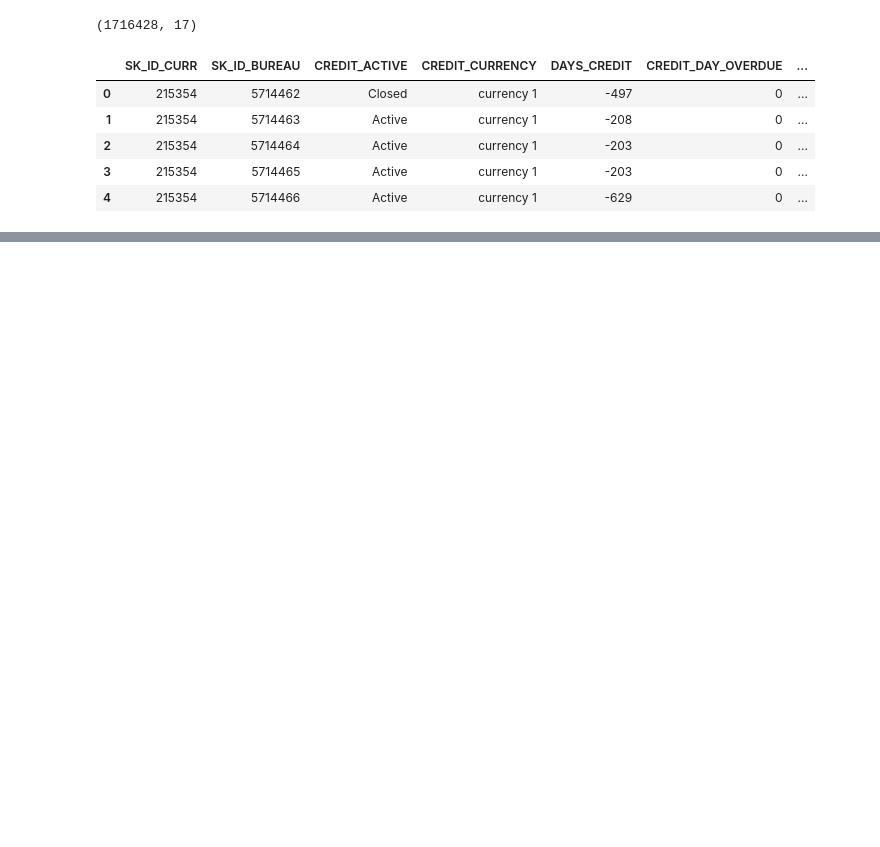
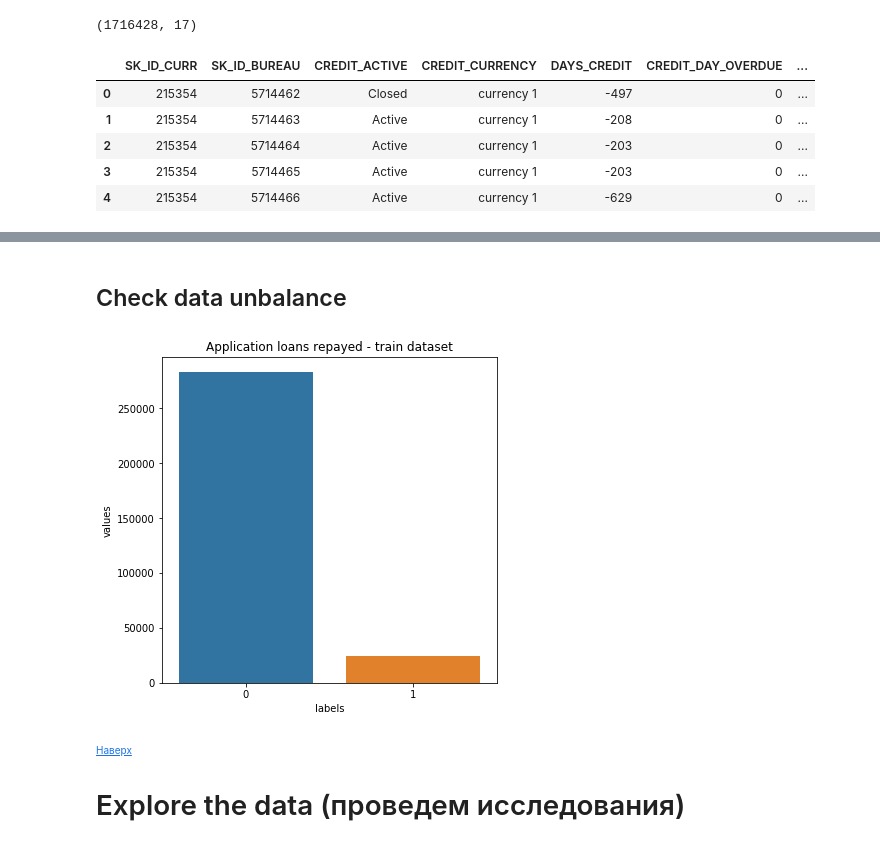
Before and after one commit to Stanislov/Kaggle_Home_Credit_Default_Risk, a Jupyter notebook: 01-EDA_exploratory_data_analysis.ipynb, the cells around one changed output, grey strips where cells are left out. Saved outputs shown, nothing was run; the diff lists cells and outputs as text; code cells hidden in the pictures; blank space fills up the shorter version.

```diff
--- a/01-EDA_exploratory_data_analysis.ipynb
+++ b/01-EDA_exploratory_data_analysis.ipynb
@@ -57,6 +69,6 @@ df.describe()
 | max | 4.562550e+05 | 6.843457e+06 | 0.000000e+00 | 2.792000e+03 | 3.119900e+04 | 0.000000e+00 | ... |
 # %%
 import os
-PATH="input/"
+PATH="../input/"
 print(os.listdir(PATH))
 # %% [output]
@@ -99,0 +108,9 @@ import xgboost as xgb
+# %%
+application_train = pd.read_csv(PATH+"/application_train.csv")
+application_test = pd.read_csv(PATH+"/application_test.csv")
+bureau = pd.read_csv(PATH+"/bureau.csv")
+bureau_balance = pd.read_csv(PATH+"/bureau_balance.csv")
+credit_card_balance = pd.read_csv(PATH+"/credit_card_balance.csv")
+installments_payments = pd.read_csv(PATH+"/installments_payments.csv")
+previous_application = pd.read_csv(PATH+"/previous_application.csv")
+POS_CASH_balance = pd.read_csv(PATH+"/POS_CASH_balance.csv")
@@ -99,0 +461,19 @@ import xgboost as xgb
+# %% [markdown]
+## <a id="34">Check data unbalance</a>
+# %%
+temp = application_train["TARGET"].value_counts()
+df = pd.DataFrame({'labels': temp.index,
+                   'values': temp.values
+                  })
+plt.figure(figsize = (6,6))
+plt.title('Application loans repayed - train dataset')
+sns.set_color_codes("pastel")
+sns.barplot(x = 'labels', y="values", data=df)
+locs, labels = plt.xticks()
+plt.show()
+# %% [output]
+[figure, added]
+# %% [markdown]
+<a href="#0"><font size="1">Наверх</font></a>
+
+# <a id="4">Explore the data</a> (проведем исследования)
```
Also changed, not shown: parts of 106 cells of this notebook, 2 other files.
